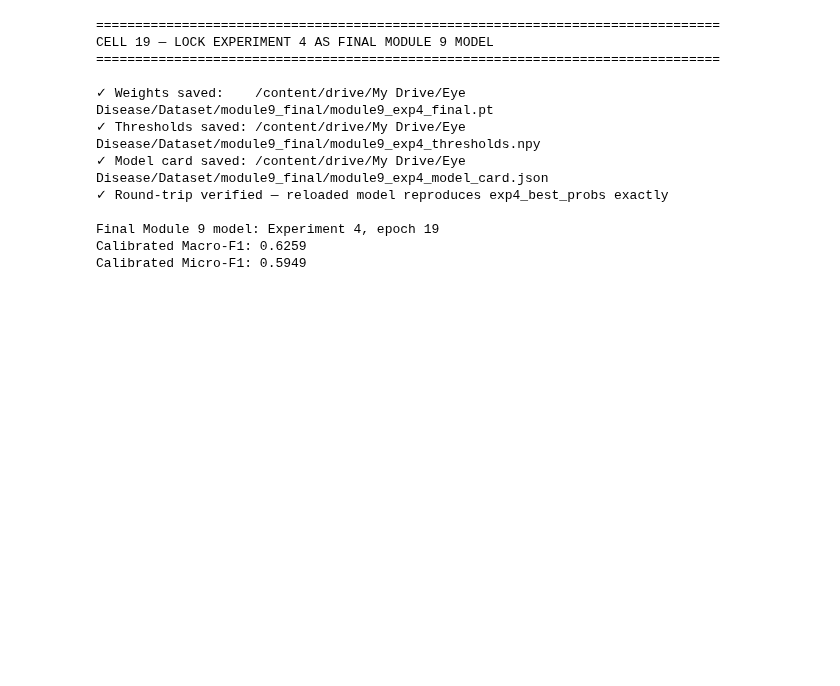
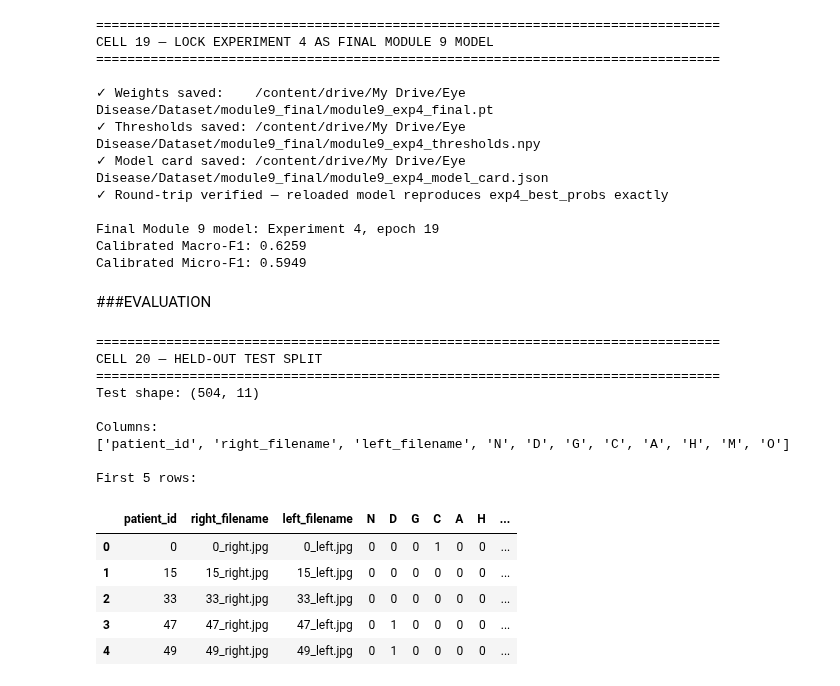
Before and after one commit to aqsamajjeed/QCDP-BiFormer, a Jupyter notebook: Multi label Classification.ipynb, the cells around one changed output. Drawn from its saved outputs; the diff is of its cells as text; code cells hidden in the pictures; blank space fills up the shorter version.

Commit message:
Evaluating using patinet level test split

```diff
--- a/Multi label Classification.ipynb
+++ b/Multi label Classification.ipynb
@@ -3528,3 +3528,42 @@ CELL 19 — LOCK EXPERIMENT 4 AS FINAL MODULE 9 MODEL
 Final Module 9 model: Experiment 4, epoch 19
 Calibrated Macro-F1: 0.6259
 Calibrated Micro-F1: 0.5949
+# %% [markdown]
+###EVALUATION
+# %%
+# =============================================================================
+# CELL 20 — LOAD HELD-OUT TEST SPLIT
+# =============================================================================
+
+TEST_DF_PATH = ROOT / "test_patient_df.csv"
+
+assert TEST_DF_PATH.exists(), f"Missing test file: {TEST_DF_PATH}"
+
+test_patient_df = pd.read_csv(TEST_DF_PATH)
+
+print("=" * 80)
+print("CELL 20 — HELD-OUT TEST SPLIT")
+print("=" * 80)
+
+print(f"Test shape: {test_patient_df.shape}")
+print("\nColumns:")
+print(test_patient_df.columns.tolist())
+
+print("\nFirst 5 rows:")
+display(test_patient_df.head())
+# %% [output]
+================================================================================
+CELL 20 — HELD-OUT TEST SPLIT
+================================================================================
+Test shape: (504, 11)
+
+Columns:
+['patient_id', 'right_filename', 'left_filename', 'N', 'D', 'G', 'C', 'A', 'H', 'M', 'O']
+
+First 5 rows:
+|  | patient_id | right_filename | left_filename | N | D | G | C | A | H | ... |
+| 0 | 0 | 0_right.jpg | 0_left.jpg | 0 | 0 | 0 | 1 | 0 | 0 | ... |
+| 1 | 15 | 15_right.jpg | 15_left.jpg | 0 | 0 | 0 | 0 | 0 | 0 | ... |
+| 2 | 33 | 33_right.jpg | 33_left.jpg | 0 | 0 | 0 | 0 | 0 | 0 | ... |
+| 3 | 47 | 47_right.jpg | 47_left.jpg | 0 | 1 | 0 | 0 | 0 | 0 | ... |
+| 4 | 49 | 49_right.jpg | 49_left.jpg | 0 | 1 | 0 | 0 | 0 | 0 | ... |
```
Also changed, not shown: parts of 1 cell of this notebook.
